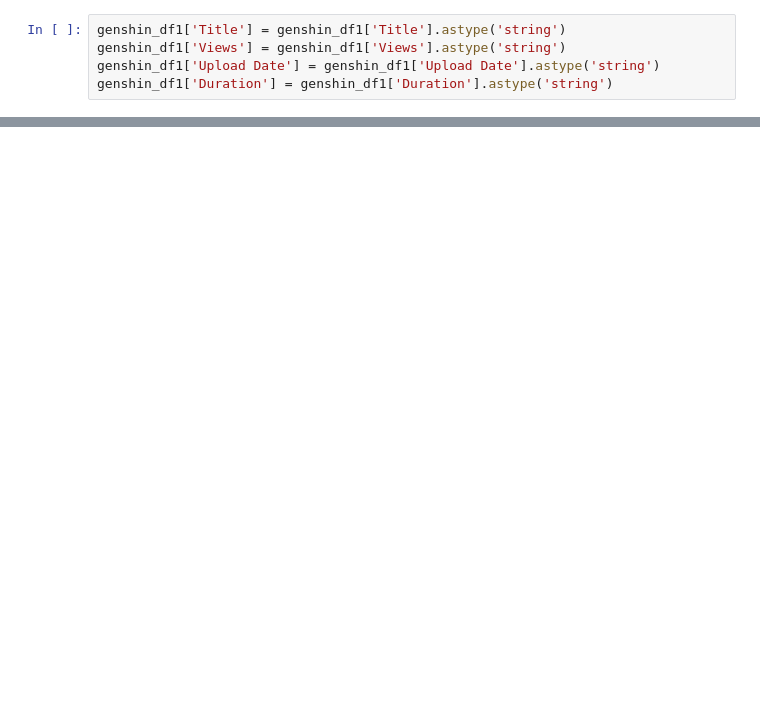
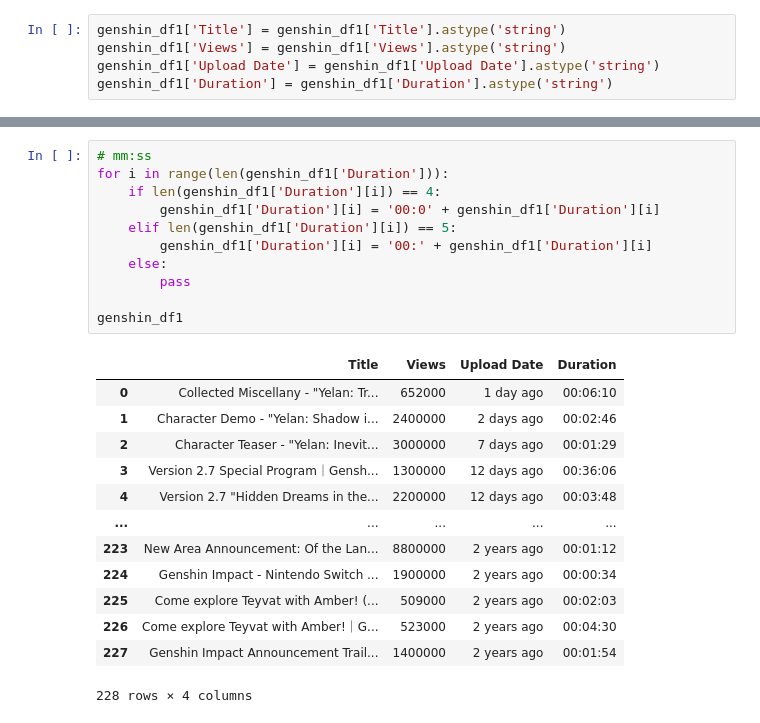
Before and after one commit to leelina024/genshin-yt-analysis, a Jupyter notebook: Youtube_Scrape_Main.ipynb, the cells around one changed output, grey strips where cells are left out. Drawn from its saved outputs; the diff is of its cells as text; blank space fills up the shorter version.

```diff
--- a/Youtube_Scrape_Main.ipynb
+++ b/Youtube_Scrape_Main.ipynb
@@ -160,0 +196,25 @@ Number of videos below mean:  152
+# %%
+# mm:ss
+for i in range(len(genshin_df1['Duration'])):
+    if len(genshin_df1['Duration'][i]) == 4:
+        genshin_df1['Duration'][i] = '00:0' + genshin_df1['Duration'][i]
+    elif len(genshin_df1['Duration'][i]) == 5:
+        genshin_df1['Duration'][i] = '00:' + genshin_df1['Duration'][i]
+    else:
+        pass
+
+genshin_df1
+# %% [output]
+|  | Title | Views | Upload Date | Duration |
+| 0 | Collected Miscellany - "Yelan: Tr... | 652000 | 1 day ago | 00:06:10 |
+| 1 | Character Demo - "Yelan: Shadow i... | 2400000 | 2 days ago | 00:02:46 |
+| 2 | Character Teaser - "Yelan: Inevit... | 3000000 | 7 days ago | 00:01:29 |
+| 3 | Version 2.7 Special Program｜Gensh... | 1300000 | 12 days ago | 00:36:06 |
+| 4 | Version 2.7 "Hidden Dreams in the... | 2200000 | 12 days ago | 00:03:48 |
+| ... | ... | ... | ... | ... |
+| 223 | New Area Announcement: Of the Lan... | 8800000 | 2 years ago | 00:01:12 |
+| 224 | Genshin Impact - Nintendo Switch ... | 1900000 | 2 years ago | 00:00:34 |
+| 225 | Come explore Teyvat with Amber! (... | 509000 | 2 years ago | 00:02:03 |
+| 226 | Come explore Teyvat with Amber!｜G... | 523000 | 2 years ago | 00:04:30 |
+| 227 | Genshin Impact Announcement Trail... | 1400000 | 2 years ago | 00:01:54 |
+228 rows × 4 columns
```
Also changed, not shown: parts of 26 cells of this notebook, 1 other file.
